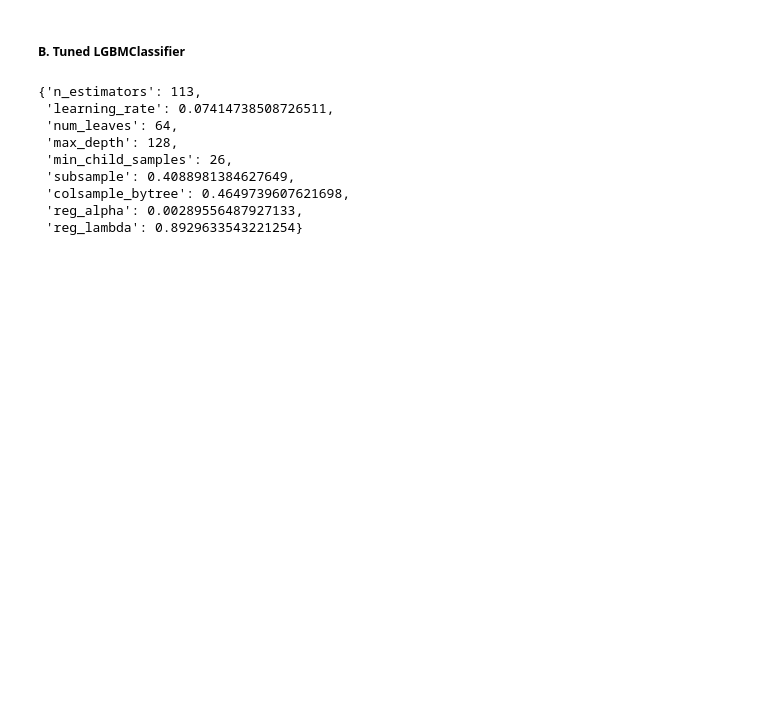
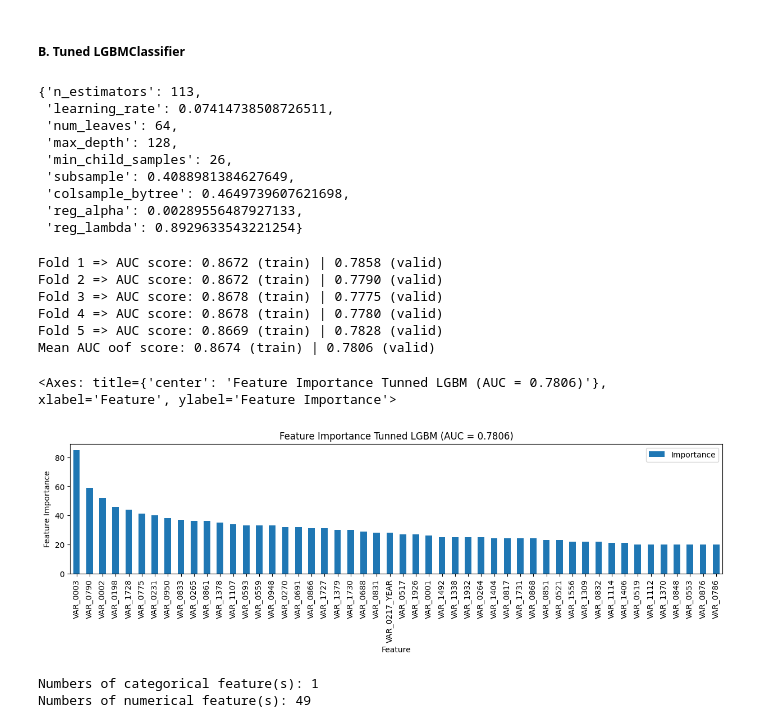
Before and after one commit to rezadzikri19/CLF-Spring-Leaf-Markeing-Response, a Jupyter notebook: marketing_classification.ipynb, the cells around one changed output. Saved outputs shown, nothing was run; the diff lists cells and outputs as text; code cells hidden in the pictures; blank space fills up the shorter version.

```diff
--- a/marketing_classification.ipynb
+++ b/marketing_classification.ipynb
@@ -770,0 +714,5 @@ def save_memory(X_tr_origin: pd.DataFrame, X_ts_origin: pd.DataFrame, y_tr_origi
+# %%
+def save_memory(_data: List[np.ndarray]):
+  _data = [data.astype(np.float32) if data.dtype == np.float64 else data.astype(np.int32) for data in _data]
+
+  return _data
@@ -934,28 +897,16 @@ def objective(trial: Trial):
 
   clf_lgbm_tuned = LGBMClassifier(**defined_params, **tuned_params)
 
-  trunc_skf = [item for i, (item) in enumerate(skf.split(X, y)) if i % 2 == 1]
-  auc_scores = np.zeros(len(trunc_skf))
+  auc_scores_train, auc_scores_valid = train_model(X, y,
+                                                  model=clf_lgbm_tuned,
+                                                  preprocessor=preprocessor,
+                                                  scorer=roc_auc_score,
+                                                  cv_fold=skf)
+  mean_auc_train, mean_auc_valid = np.mean(auc_scores_train), np.mean(auc_scores_valid)
 
-  for fold, (train_idx, valid_idx) in enumerate(trunc_skf):
-    X_train, X_valid = X.iloc[train_idx], X.iloc[valid_idx]
-    y_train, y_valid = y.iloc[train_idx], y.iloc[valid_idx]
+  print(f'Mean AUC oof score (n={trial.number}): {mean_auc_train:.4f} (train) | {mean_auc_valid:.4f} (valid)')
 
-    X_train, X_valid, y_train, y_valid = preprocessor(X_train, X_valid, y_train, y_valid)
-
-    clf_lgbm_tuned.fit(X_train, y_train)
-
-    y_probs = clf_lgbm_tuned.predict_proba(X_valid)[:, 1]
-
-    auc = roc_auc_score(y_valid, y_probs)
-    auc_scores[fold] = auc
-
-    print(f'N={trial.number} (fold={fold + 1}) => AUC score: {auc}')
-
-  mean_auc = np.mean(auc_scores)
-  print(f'Mean AUC oof score (n={trial.number}): {mean_auc:.4f}')
-
-  return mean_auc
+  return mean_auc_val
 
 def callback(study: Study, trial: Trial):
   joblib.dump(study, 'clf_lgbm_study.pkl')
@@ -982,3 +933,48 @@ best_params
 optuna.visualization.plot_param_importances(study)
 # %%
 optuna.visualization.plot_slice(study, params=list(best_params.keys()))
+# %%
+clf_lgbm_tuned = LGBMClassifier(**defined_params, **best_params)
+# %%
+cb_epoch = lambda fold, scores: print(f'Fold {fold + 1} => AUC score: {scores[0]:.4f} (train) | {scores[1]:.4f} (valid)')
+cb_end = lambda scores: print(f'Mean AUC oof score: {scores[0]:.4f} (train) | {scores[1]:.4f} (valid)')
+
+auc_scores_train, auc_scores_valid = train_model(X, y,
+                                                model=clf_lgbm_tuned,
+                                                preprocessor=preprocessor,
+                                                scorer=roc_auc_score,
+                                                cv_fold=skf,
+                                                cb_epoch=cb_epoch,
+                                                cb_end=cb_end)
+mean_auc_train, mean_auc_val = np.mean(auc_scores_train), np.mean(auc_scores_valid)
+# %% [output]
+Fold 1 => AUC score: 0.8672 (train) | 0.7858 (valid)
+Fold 2 => AUC score: 0.8672 (train) | 0.7790 (valid)
+Fold 3 => AUC score: 0.8678 (train) | 0.7775 (valid)
+Fold 4 => AUC score: 0.8678 (train) | 0.7780 (valid)
+Fold 5 => AUC score: 0.8669 (train) | 0.7828 (valid)
+Mean AUC oof score: 0.8674 (train) | 0.7806 (valid)
+# %%
+df_feat_imp = pd.DataFrame({'Feature': X.columns, 'Importance': clf_lgbm_tuned.feature_importances_})
+df_feat_imp = df_feat_imp.sort_values(by='Importance', ascending=False)
+df_feat_imp[:50].plot(kind='bar',
+                      x='Feature',
+                      y='Importance',
+                      title=f'Feature Importance Tunned LGBM (AUC = {mean_auc_val:.4f})',
+                      xlabel='Feature',
+                      ylabel='Feature Importance',
+                      figsize=(15, 3))
+# %% [output]
+<Axes: title={'center': 'Feature Importance Tunned LGBM (AUC = 0.7806)'}, xlabel='Feature', ylabel='Feature Importance'>
+[figure, added]
+# %%
+top_feat_50 = df[df_feat_imp[:50]['Feature']]
+
+cat_feat = top_feat_50.select_dtypes('object').columns
+num_feat = top_feat_50.select_dtypes(exclude='object').columns
+
+print(f'Numbers of categorical feature(s): {len(cat_feat)}')
+print(f'Numbers of numerical feature(s): {len(num_feat)}')
+# %% [output]
+Numbers of categorical feature(s): 1
+Numbers of numerical feature(s): 49
```
Also changed, not shown: parts of 21 cells of this notebook.
